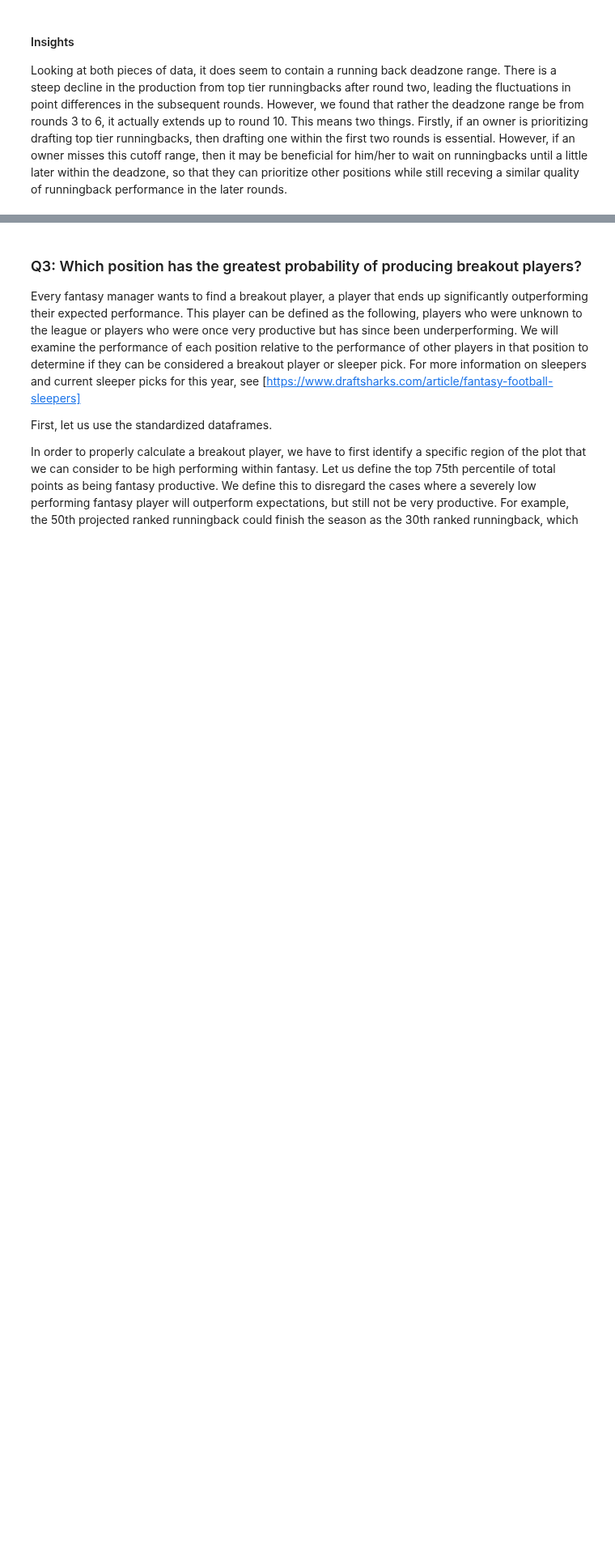
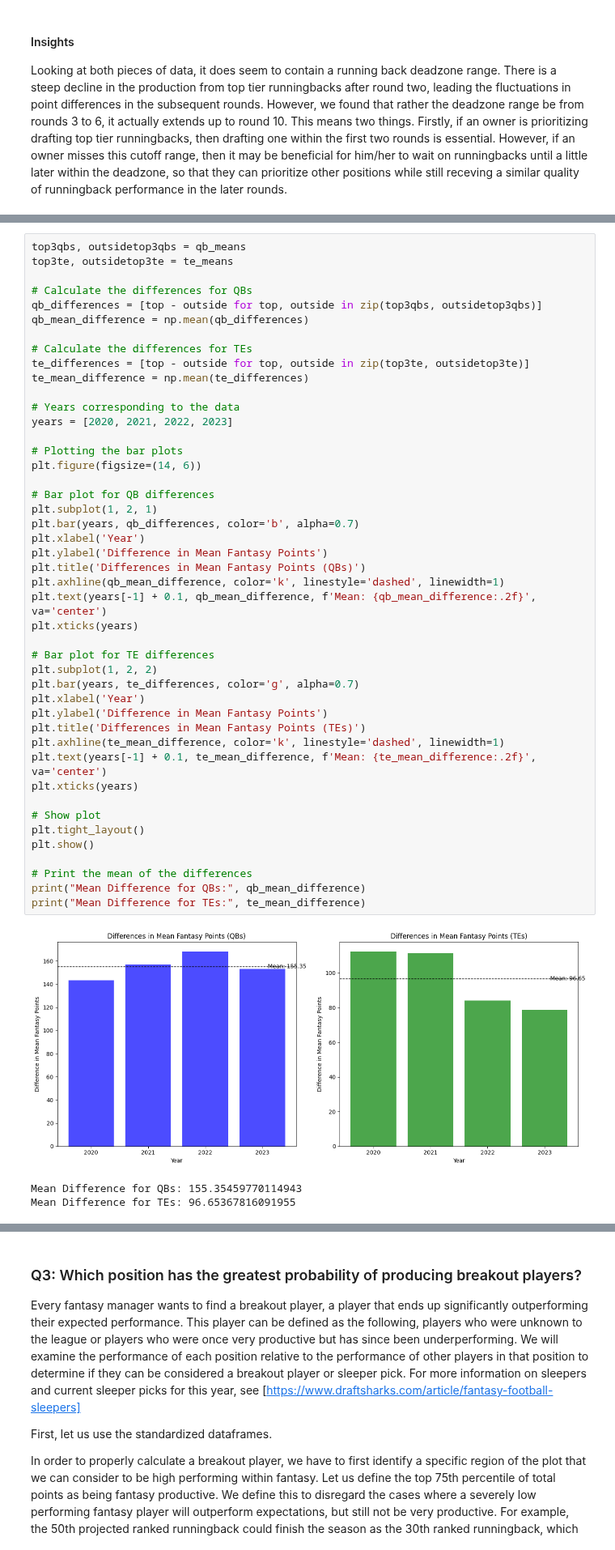
Before and after one commit to fdeegbe/FantasyFootballAnalysis, a Jupyter notebook: FantasyFootballAnalysis.ipynb, the cells around one changed output, grey strips where cells are left out. Shown at 81% size. Drawn from its saved outputs; the diff is of its cells as text; blank space fills up the shorter version.

```diff
--- a/FantasyFootballAnalysis.ipynb
+++ b/FantasyFootballAnalysis.ipynb
@@ -664,0 +800,49 @@ Test 2
+# %%
+top3qbs, outsidetop3qbs = qb_means
+top3te, outsidetop3te = te_means
+
+# Calculate the differences for QBs
+qb_differences = [top - outside for top, outside in zip(top3qbs, outsidetop3qbs)]
+qb_mean_difference = np.mean(qb_differences)
+
+# Calculate the differences for TEs
+te_differences = [top - outside for top, outside in zip(top3te, outsidetop3te)]
+te_mean_difference = np.mean(te_differences)
+
+# Years corresponding to the data
+years = [2020, 2021, 2022, 2023]
+
+# Plotting the bar plots
+plt.figure(figsize=(14, 6))
+
+# Bar plot for QB differences
+plt.subplot(1, 2, 1)
+plt.bar(years, qb_differences, color='b', alpha=0.7)
+plt.xlabel('Year')
+plt.ylabel('Difference in Mean Fantasy Points')
+plt.title('Differences in Mean Fantasy Points (QBs)')
+plt.axhline(qb_mean_difference, color='k', linestyle='dashed', linewidth=1)
+plt.text(years[-1] + 0.1, qb_mean_difference, f'Mean: {qb_mean_difference:.2f}', va='center')
+plt.xticks(years)
+
+# Bar plot for TE differences
+plt.subplot(1, 2, 2)
+plt.bar(years, te_differences, color='g', alpha=0.7)
+plt.xlabel('Year')
+plt.ylabel('Difference in Mean Fantasy Points')
+plt.title('Differences in Mean Fantasy Points (TEs)')
+plt.axhline(te_mean_difference, color='k', linestyle='dashed', linewidth=1)
+plt.text(years[-1] + 0.1, te_mean_difference, f'Mean: {te_mean_difference:.2f}', va='center')
+plt.xticks(years)
+
+# Show plot
+plt.tight_layout()
+plt.show()
+
+# Print the mean of the differences
+print("Mean Difference for QBs:", qb_mean_difference)
+print("Mean Difference for TEs:", te_mean_difference)
+# %% [output]
+[figure, added]
+Mean Difference for QBs: 155.35459770114943
+Mean Difference for TEs: 96.65367816091955
```
Also changed, not shown: parts of 11 cells of this notebook.
